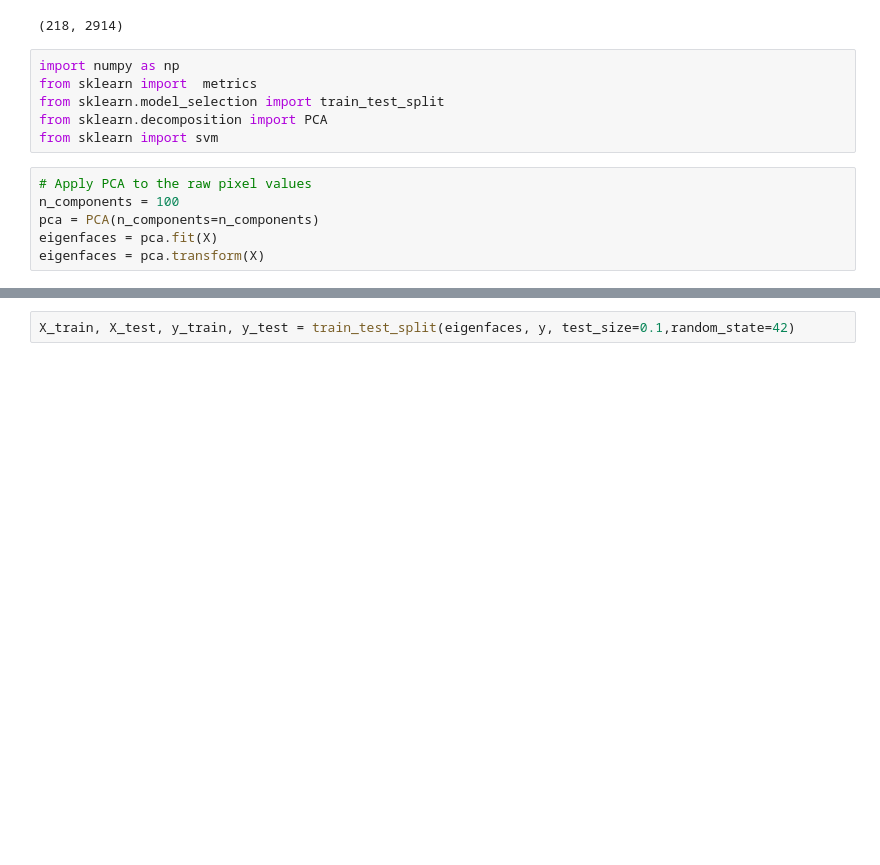
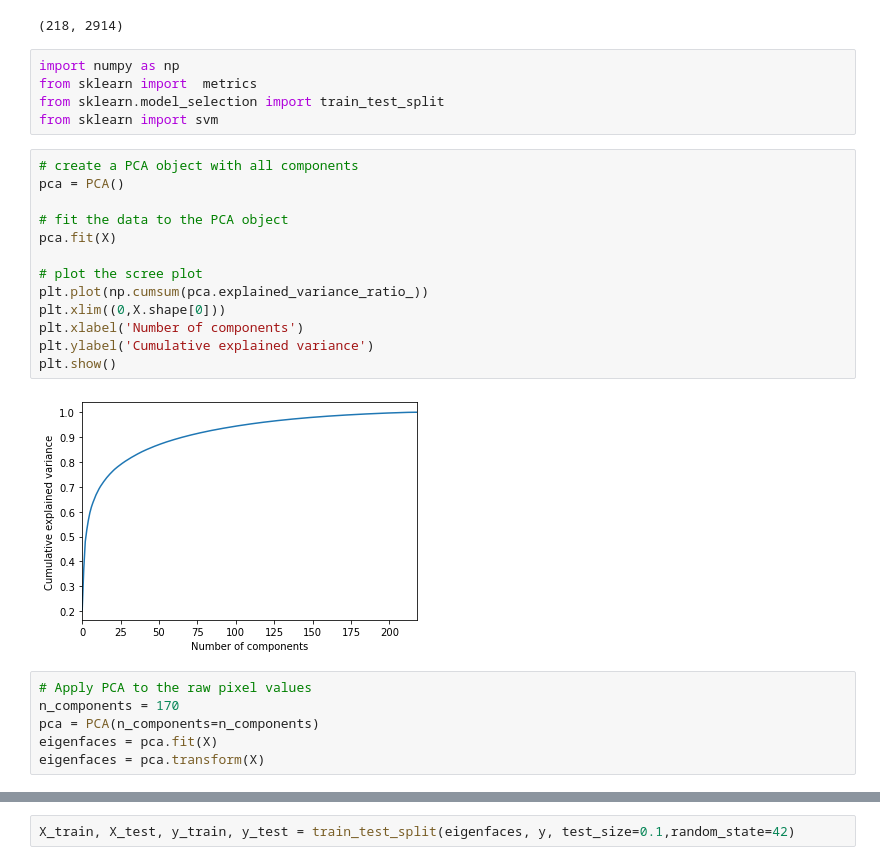
Before and after one commit to mena5800/face_recognition, a Jupyter notebook: model training/model.ipynb, the cells around one changed output, grey strips where cells are left out. Drawn from its saved outputs; the diff is of its cells as text; blank space fills up the shorter version.

```diff
--- a/model training/model.ipynb
+++ b/model training/model.ipynb
@@ -66,11 +91,25 @@ print(X.shape)
 import numpy as np
 from sklearn import  metrics
 from sklearn.model_selection import train_test_split
-from sklearn.decomposition import PCA
 from sklearn import svm
+# %%
+# create a PCA object with all components
+pca = PCA()
+
+# fit the data to the PCA object
+pca.fit(X)
+
+# plot the scree plot
+plt.plot(np.cumsum(pca.explained_variance_ratio_))
+plt.xlim((0,X.shape[0]))
+plt.xlabel('Number of components')
+plt.ylabel('Cumulative explained variance')
+plt.show()
+# %% [output]
+[figure, added]
 # %%
 # Apply PCA to the raw pixel values
-n_components = 100
+n_components = 170
 pca = PCA(n_components=n_components)
 eigenfaces = pca.fit(X)
 eigenfaces = pca.transform(X)
```
Also changed, not shown: parts of 16 cells of this notebook, 15 other files.
